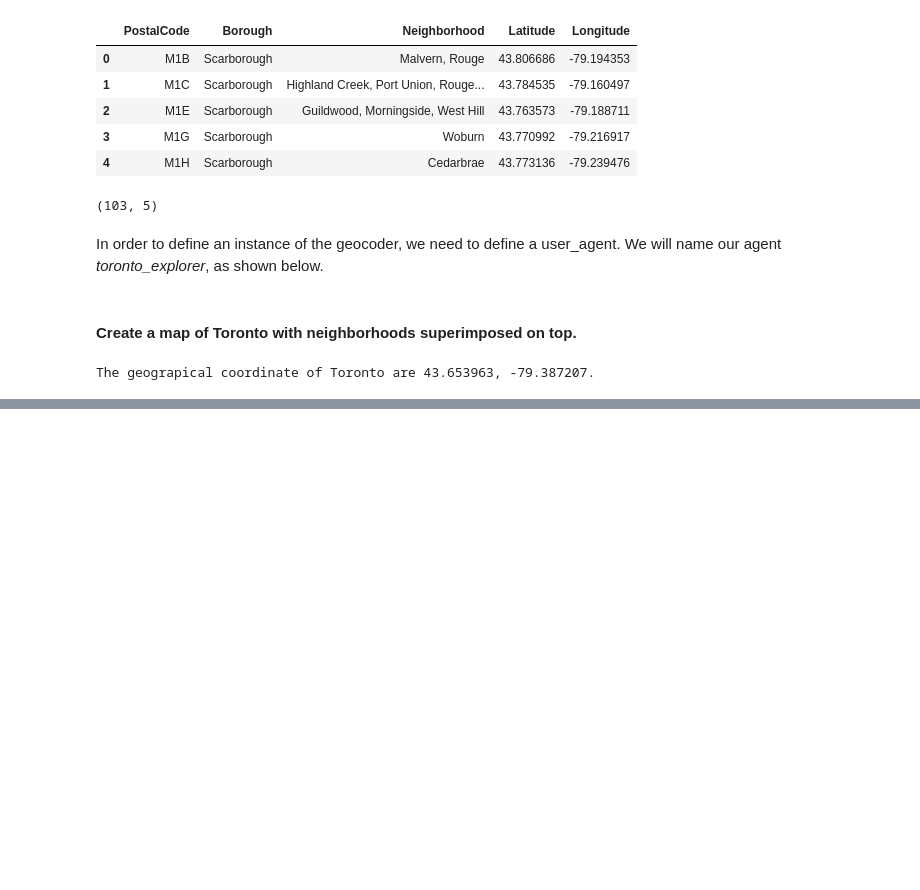
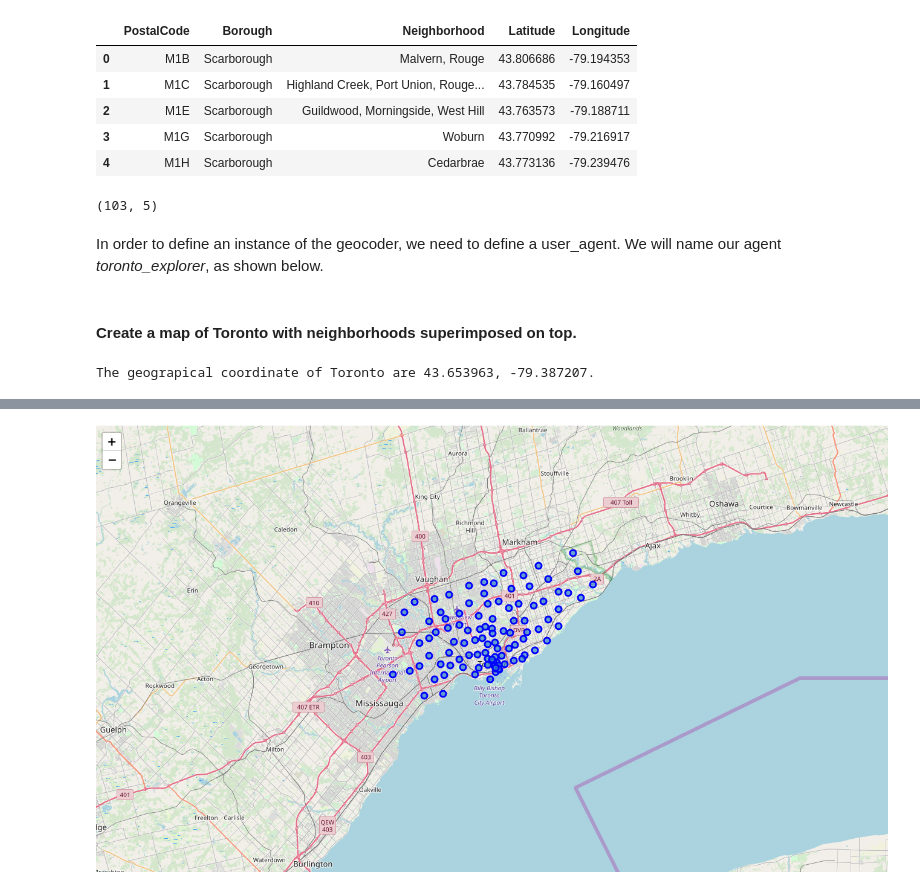
Before and after one commit to Dirkmd/Coursera_Capstone, a Jupyter notebook: Neighborhoods-Toronto-Part2.ipynb, the cells around one changed output, grey strips where cells are left out. Saved outputs shown, nothing was run; the diff lists cells and outputs as text; code cells hidden in the pictures; blank space fills up the shorter version.

```diff
--- a/Neighborhoods-Toronto-Part2.ipynb
+++ b/Neighborhoods-Toronto-Part2.ipynb
@@ -200,0 +201,5 @@ map_toronto
+# %%
+import IPython
+IPython.display.Image("map_toronto.jpg")
+# %% [output]
+[figure, added]
```
Also changed, not shown: parts of 2 cells of this notebook, 1 other file.
